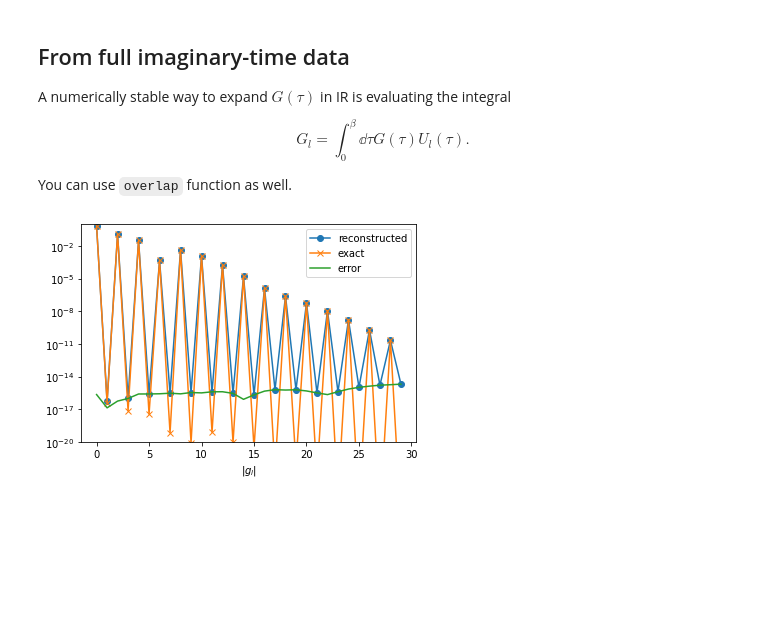
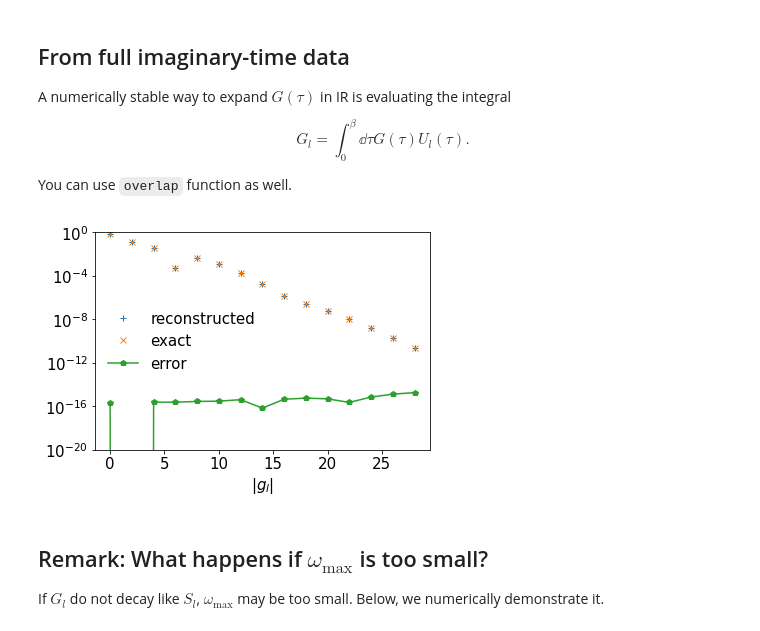
Before and after one commit to SpM-lab/sparse-ir-tutorial, a Jupyter notebook: _sources/src/transformation_py.ipynb, the cells around one changed output. Drawn from its saved outputs; the diff is of its cells as text; code cells hidden in the pictures; blank space fills up the shorter version.

```diff
--- a/_sources/src/transformation_py.ipynb
+++ b/_sources/src/transformation_py.ipynb
@@ -51,6 +51,7 @@ import sparse_ir
 import numpy as np
 %matplotlib inline
 import matplotlib.pyplot as plt
+plt.rcParams['font.size'] = 15
 
 beta = 15
 wmax = 10
@@ -67,6 +68,6 @@ plt.semilogy(np.abs(gl_pole), marker="x", label=r"$|g_l|$")
 
 plt.xlabel(r"$l$")
 plt.ylim([1e-5, 1e+1])
-plt.legend()
+plt.legend(frameon=False)
 plt.show()
 # %% [output]
@@ -192,17 +196,27 @@ You can use `overlap` function as well.
 # %%
 def eval_gtau(taus):
     uval = basis.u(taus) #(nl, ntau)
-    return uval.T @ gl
+    if isinstance(taus, np.ndarray):
+       print(uval.shape, gl.shape)
+       return uval.T @ gl
+    else:
+       return uval.T @ gl
 
 gl_reconst = basis.u.overlap(eval_gtau)
 
-plt.semilogy(np.abs(gl_reconst), label="reconstructed", marker="o")
-plt.semilogy(np.abs(gl), label="exact", marker="x")
-plt.semilogy(np.abs(gl_reconst - gl), label="error", marker="")
+ls = np.arange(basis.size)
+plt.semilogy(ls[::2], np.abs(gl_reconst)[::2], label="reconstructed", marker="+", ls="")
+plt.semilogy(ls[::2], np.abs(gl)[::2], label="exact", marker="x", ls="")
+plt.semilogy(ls[::2], np.abs(gl_reconst - gl)[::2], label="error", marker="p")
 plt.xlabel(r"$l$")
 plt.xlabel(r"$|g_l|$")
 plt.ylim([1e-20, 1])
-plt.legend()
+plt.legend(frameon=False)
 plt.show()
 # %% [output]
-[figure, old version]
+[figure, new version]
+# %% [markdown]
+## Remark: What happens if $\omega_\mathrm{max}$ is too small?
+
+If $G_l$ do not decay like $S_l$,  $\omega_\mathrm{max}$ may be too small.
+Below, we numerically demonstrate it.
```
Also changed, not shown: parts of 8 cells of this notebook, 49 other files.
